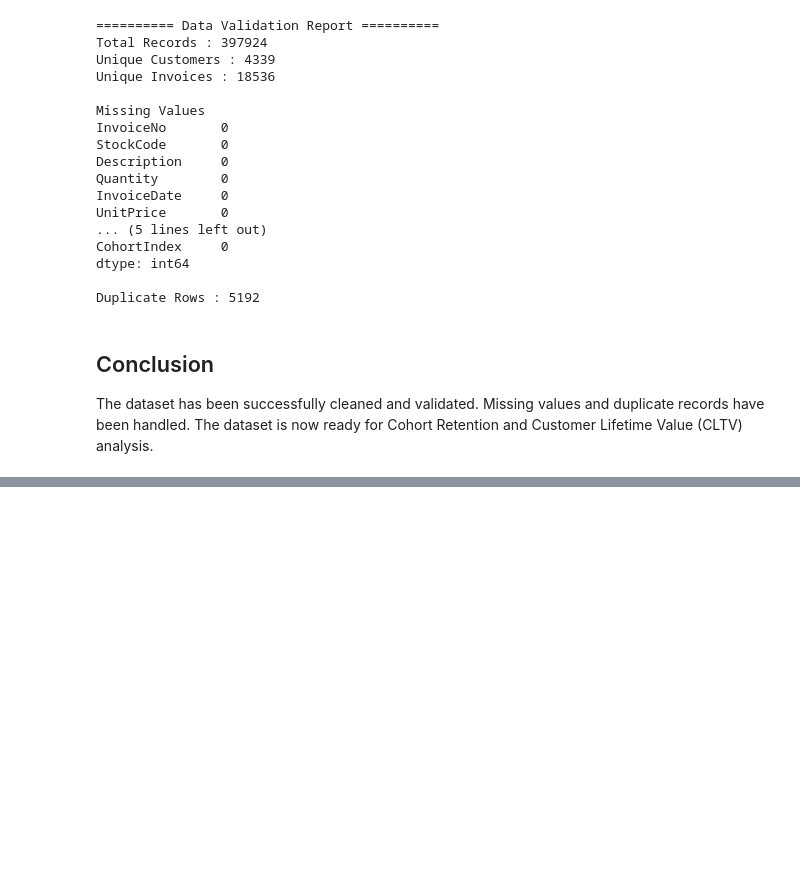
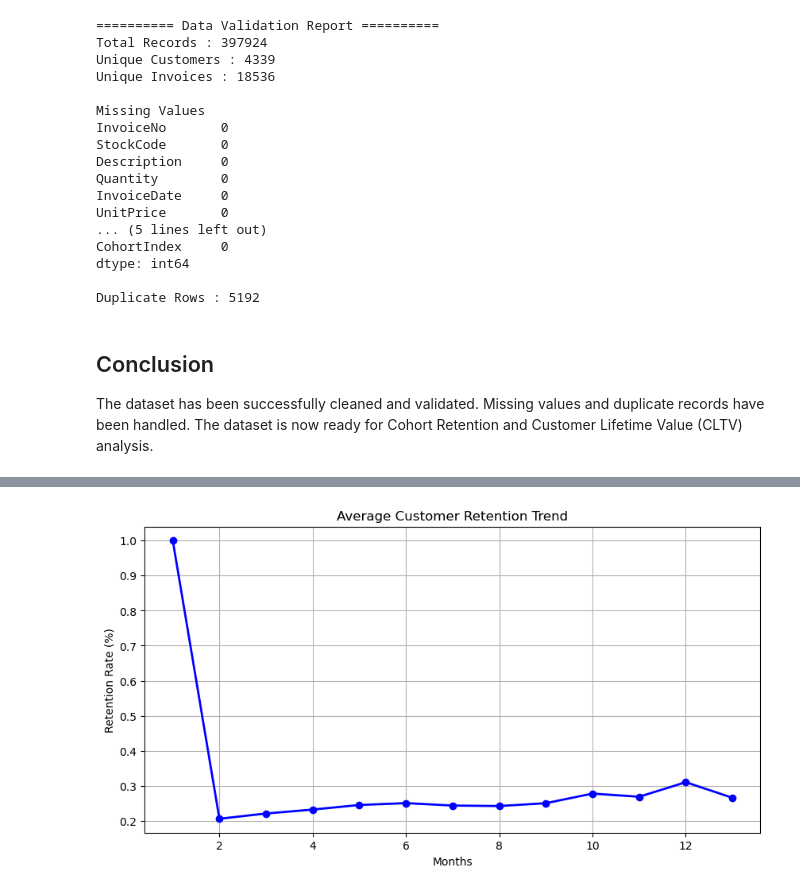
Before and after one commit to jyotidamji270804/cohort-retention-cltv-analysis, a Jupyter notebook: notebooks/01_data_cleaning.ipynb, the cells around one changed output, grey strips where cells are left out. Cells and saved outputs as stored; diff of their text form; code cells hidden in the pictures; blank space fills up the shorter version.

Commit message:
feat: Week 4 Day 1 - add customer retention dashboard

```diff
--- a/notebooks/01_data_cleaning.ipynb
+++ b/notebooks/01_data_cleaning.ipynb
@@ -347,0 +356,17 @@ The dataset is now ready for Cohort Retention and Customer Lifetime Value (CLTV)
+# %%
+plt.figure(figsize=(10,5))
+
+avg_retention.plot(
+    marker='o',
+    linewidth=2,
+    color='blue'
+)
+
+plt.title("Average Customer Retention Trend")
+plt.xlabel("Months")
+plt.ylabel("Retention Rate (%)")
+plt.grid(True)
+
+plt.show()
+# %% [output]
+[figure, added]
```
Also changed, not shown: parts of 2 cells of this notebook.
